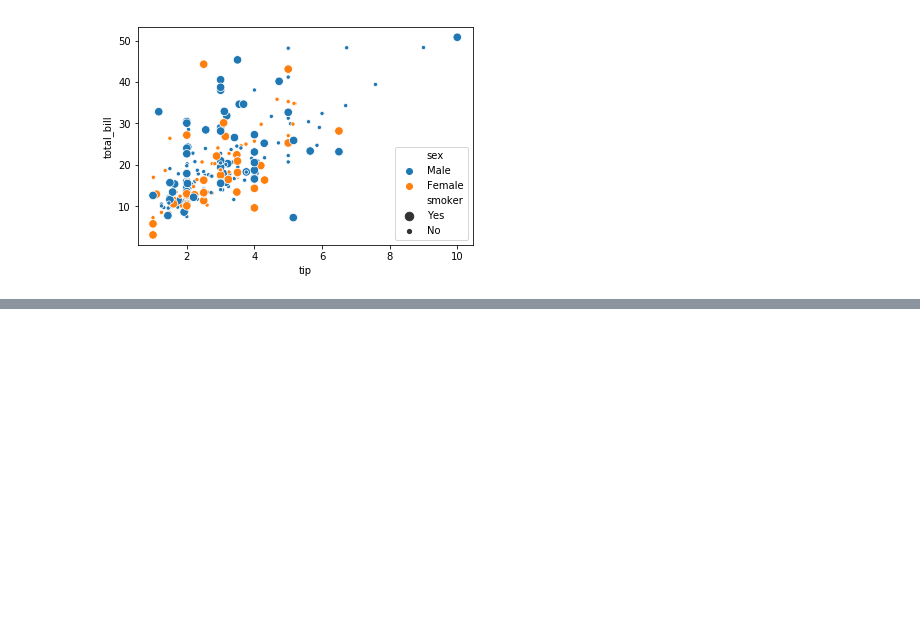
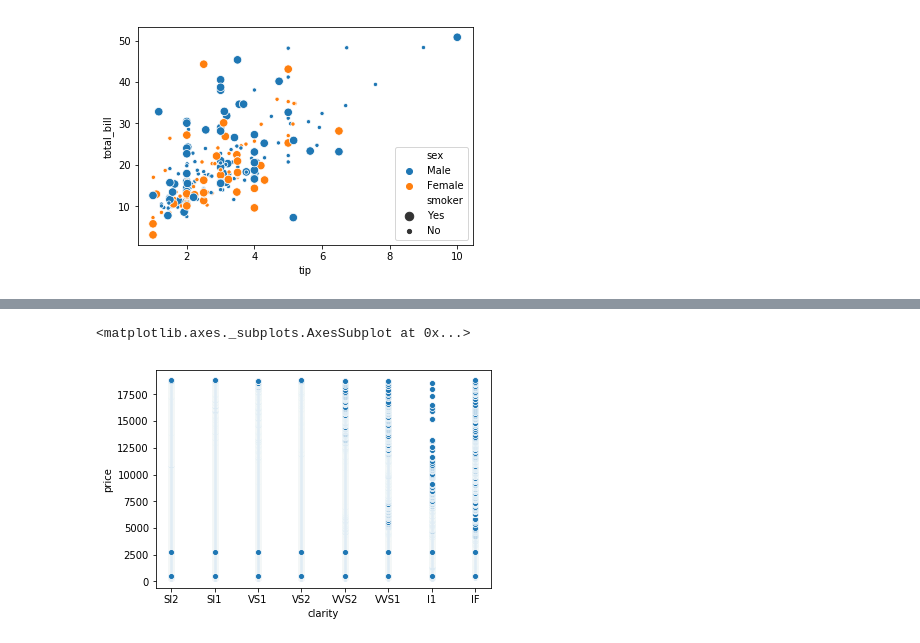
Before and after one commit to imrankhan0786/imran1, a Jupyter notebook: Data Science/pandas.ipynb, the cells around one changed output, grey strips where cells are left out. Drawn from its saved outputs; the diff is of its cells as text; code cells hidden in the pictures; blank space fills up the shorter version.

```diff
--- a/Data Science/pandas.ipynb
+++ b/Data Science/pandas.ipynb
@@ -107,0 +148,4 @@ plt.show()
+# %%
+
+df = pd.read_csv("seaborn-data/diamonds.csv")
+df
@@ -107,0 +171,5 @@ plt.show()
+# %%
+sns.scatterplot(df['clarity'],df['price'],data=data)
+# %% [output]
+<matplotlib.axes._subplots.AxesSubplot at 0x...>
+[figure, added]
```
Also changed, not shown: parts of 24 cells of this notebook.
